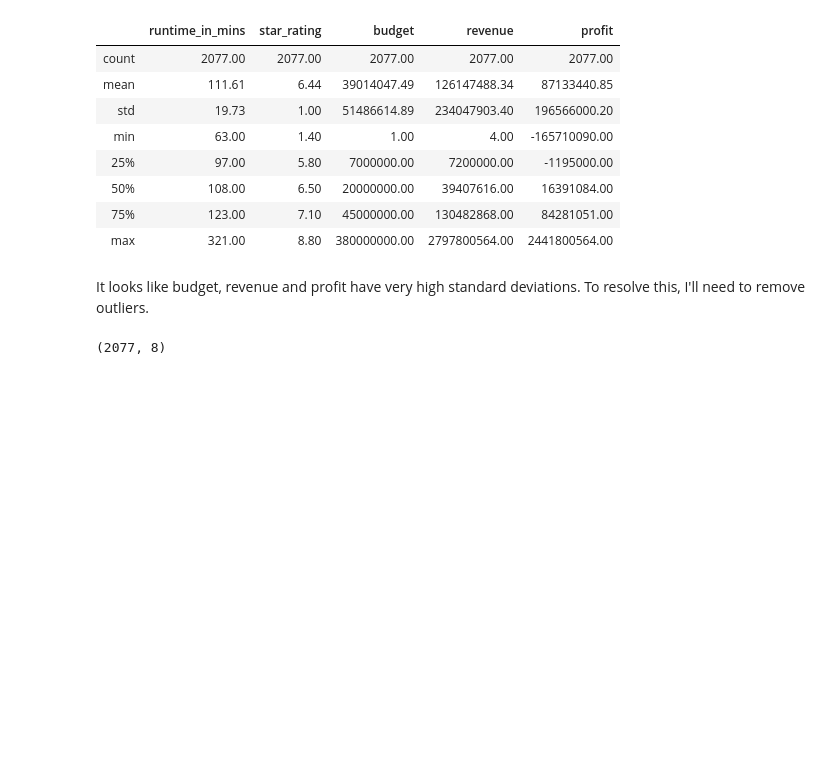
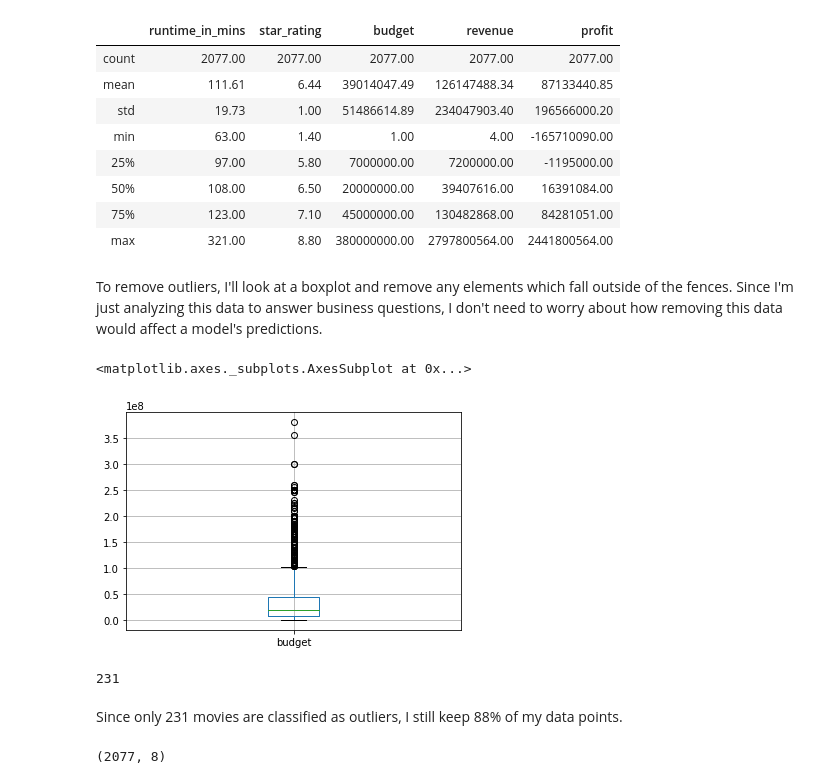
Before and after one commit to gabbyflabby/Movie_Data_Analysis, a Jupyter notebook: data_cleaning.ipynb, the cells around one changed output. Drawn from its saved outputs; the diff is of its cells as text; code cells hidden in the pictures; blank space fills up the shorter version.

Commit message:
Remove outliers from budget column on df_finances

```diff
--- a/data_cleaning.ipynb
+++ b/data_cleaning.ipynb
@@ -234,5 +234,22 @@ df_finances.describe()
 | 50% | 108.00 | 6.50 | 20000000.00 | 39407616.00 | 16391084.00 |
 | 75% | 123.00 | 7.10 | 45000000.00 | 130482868.00 | 84281051.00 |
 | max | 321.00 | 8.80 | 380000000.00 | 2797800564.00 | 2441800564.00 |
-# %% [markdown]
-It looks like budget, revenue and profit have very high standard deviations. To resolve this, I'll need to remove outliers.
+# %% [markdown]
+To remove outliers, I'll look at a boxplot and remove any elements which fall outside of the fences. Since I'm just analyzing this data to answer business questions, I don't need to worry about how removing this data would affect a model's predictions.
+# %%
+df_finances.boxplot(column='budget')
+# %% [output]
+<matplotlib.axes._subplots.AxesSubplot at 0x...>
+[figure, added]
+# %%
+q1 = df_finances['budget'].quantile(0.25)
+q3 = df_finances['budget'].quantile(0.75)
+iqr = q3 - q1
+fence_low = q1 - (1.5*iqr)
+fence_high = q3 + (1.5*iqr)
+# number of outliers
+df_finances[(df_finances['budget'] < fence_low) | (df_finances['budget'] > fence_high)].shape[0]
+# %% [output]
+231
+# %% [markdown]
+Since only 231 movies are classified as outliers, I still keep 88% of my data points.
```
Also changed, not shown: parts of 3 cells of this notebook.
